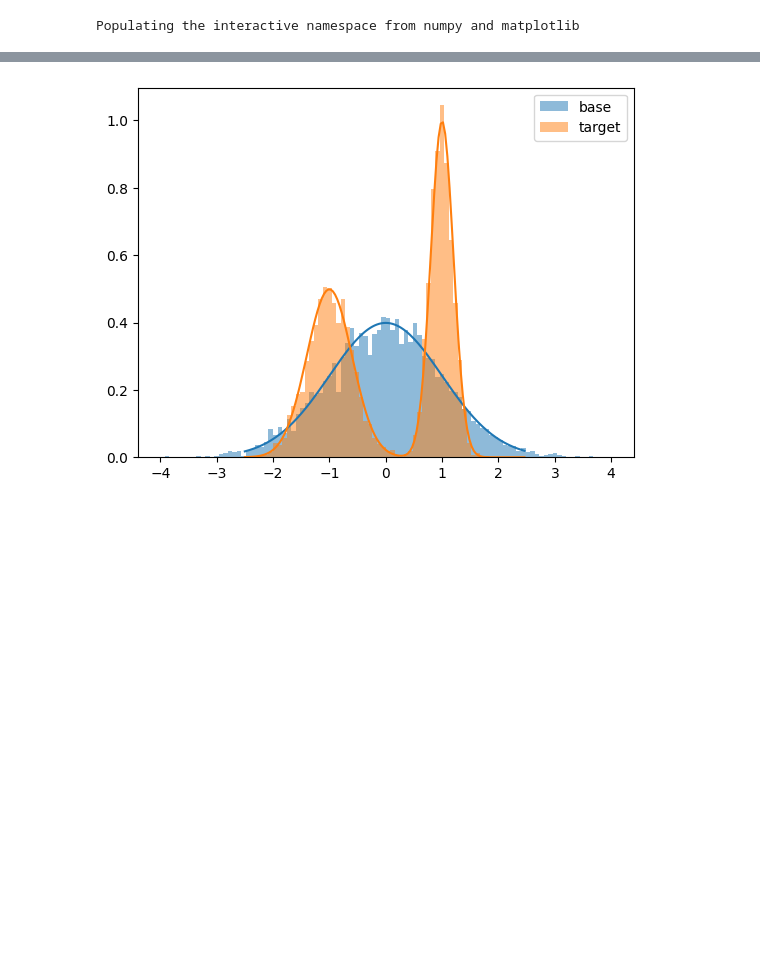
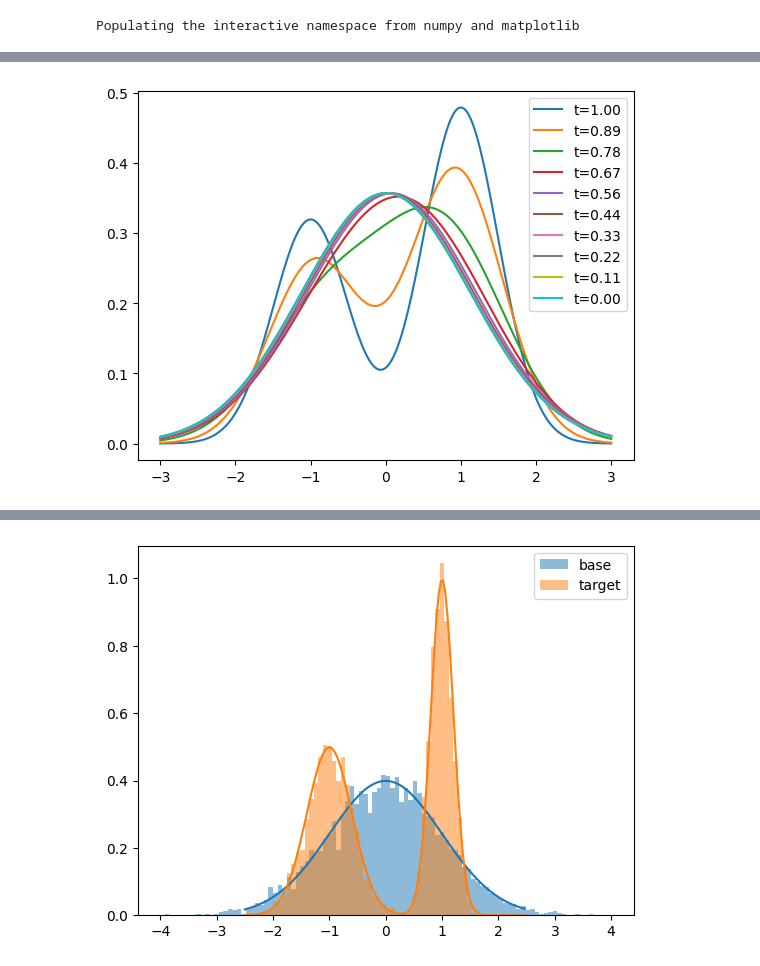
Before and after one commit to hsimonfroy/diffusion-field-level, a Jupyter notebook: TSM.ipynb, the cells around one changed output, grey strips where cells are left out. Saved outputs shown, nothing was run; the diff lists cells and outputs as text; code cells hidden in the pictures; blank space fills up the shorter version.

Commit message:
d-dim Gaussian problem

```diff
--- a/TSM.ipynb
+++ b/TSM.ipynb
@@ -100,0 +65,37 @@ ylabel('t');
+# %%
+def make_dist(alpha=1., beta=0., d=2, sigma0=1., probs=[0.5, 0.5]):
+  """
+  Returns a mixture of two d-dimensional Multivariate Gaussians.
+
+  Args:
+    d: The dimension of the Gaussian distributions.
+    probs: The probabilities for the categorical distribution.
+    alpha: The scaling factor for the mean of the Gaussians.
+    beta: The standard deviation of the noise convolved with the Gaussians.
+  """
+  return tfd.MixtureSameFamily(
+      mixture_distribution=tfd.Categorical(probs=probs),
+      components_distribution=tfd.MultivariateNormalDiag(
+          loc=jnp.stack([-alpha * jnp.ones(d), alpha * jnp.ones(d)]),
+          scale_diag=jnp.ones([2, d]) * (sigma0**2 + beta**2)**.5)
+  )
+
+def make_target(t=1, d=2, sigma0=1., probs=[0.5, 0.5]):
+  """
+  Returns a mixture of two d-dimensional Multivariate Gaussians.
+  """
+  return make_dist(alpha=alpha(t), beta=beta(t), d=d, sigma0=sigma0, probs=probs)
+# %%
+d = 1
+sigma0 = 0.5
+probs=[0.4, 0.6]
+xs = jnp.atleast_2d(jnp.linspace(-3,3,256)).T
+ts = jnp.linspace(0,1,10)[::-1]
+make_target = partial(make_target, d=d, sigma0=sigma0, probs=probs)
+
+for t in ts:
+    dist_t = make_target(t)
+    plot(xs, dist_t.prob(xs), label=f't={t:.2f}');
+legend();
+# %% [output]
+[figure, added]
```
Also changed, not shown: parts of 10 cells of this notebook.
